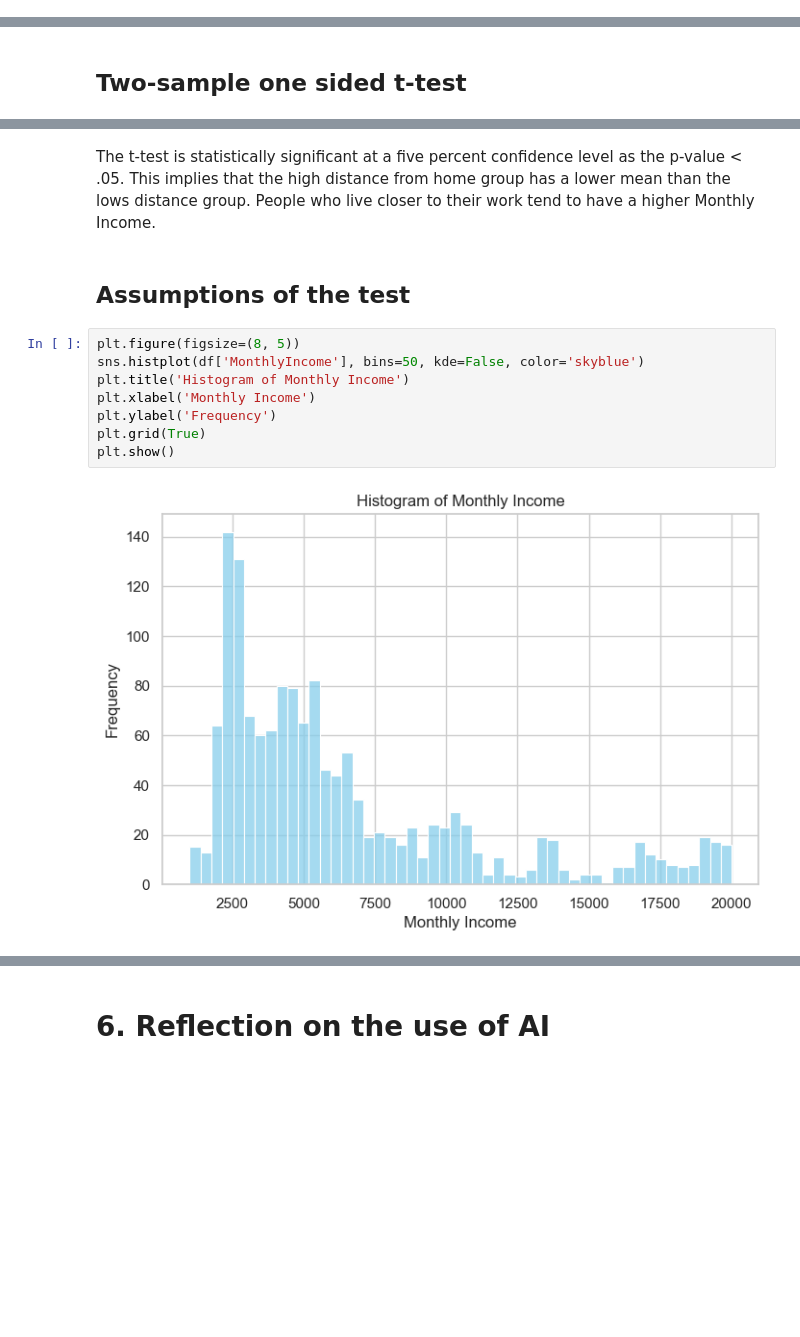
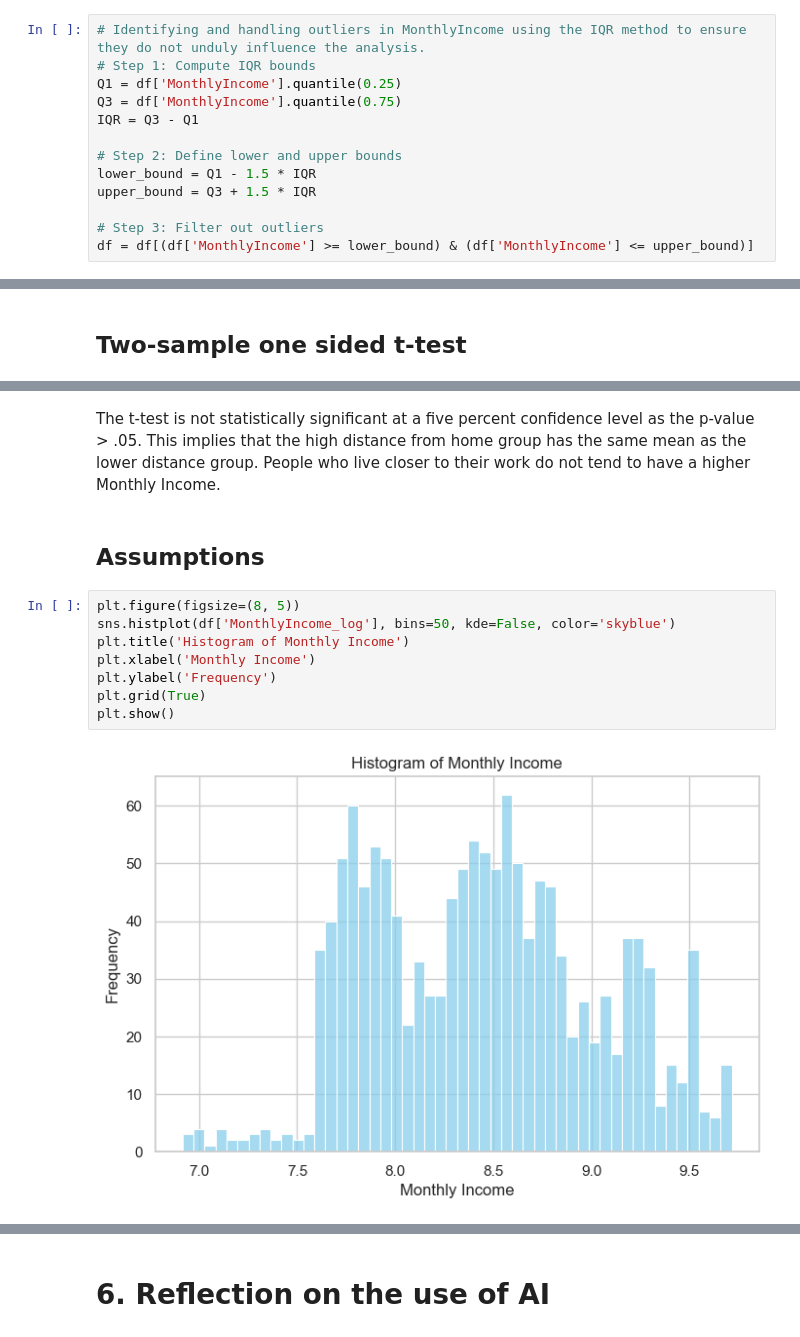
Before and after one commit to pepi151101/Research-Methods, a Jupyter notebook: Project 1.ipynb, the cells around one changed output, grey strips where cells are left out. Saved outputs shown, nothing was run; the diff lists cells and outputs as text; blank space fills up the shorter version.

```diff
--- a/Project 1.ipynb
+++ b/Project 1.ipynb
@@ -685,6 +709,19 @@ summary_table
 The following section uses linear regression to test the hypothesis H1: Controlling for age, gender, education, performance and role, travel frequency have a positive effect on income?
 
 Linear regression was chosen because it allows us to derive insights about travel frequency holding everything else equal. The dependent variable is continuous, therefore suited for linear regression. Linear regression estimated the magnitude and direction of a relationship of continuous and categorical variables. Using dummy encoding allows us to analyse complex scenarios with comparably low effort.
+# %%
+# Identifying and handling outliers in MonthlyIncome using the IQR method to ensure they do not unduly influence the analysis.
+# Step 1: Compute IQR bounds
+Q1 = df['MonthlyIncome'].quantile(0.25)
+Q3 = df['MonthlyIncome'].quantile(0.75)
+IQR = Q3 - Q1
+
+# Step 2: Define lower and upper bounds
+lower_bound = Q1 - 1.5 * IQR
+upper_bound = Q3 + 1.5 * IQR
+
+# Step 3: Filter out outliers
+df = df[(df['MonthlyIncome'] >= lower_bound) & (df['MonthlyIncome'] <= upper_bound)]
 # %%
 # Developing an ordinary least squares regression model to analyse the effect of travel freqeuency on monthly income. To create an identical object we controlled for for demographics, education, performance rating, and job role.
 model1 = smf.ols(formula= 'MonthlyIncome ~ JobRole + BusinessTravel + Age + Gender + Education + PerformanceRating', data=df)
@@ -1057,14 +1105,14 @@ p-value greater: 0.0473
 # %% [markdown]
-The t-test is statistically significant at a five percent confidence level as the p-value < .05. This implies that the high distance from home group has a lower mean than the lows distance group. People who live closer to their work tend to have a higher Monthly Income.
+The t-test is not statistically significant at a five percent confidence level as the p-value > .05. This implies that the high distance from home group has the same mean as the lower distance group. People who live closer to their work do not tend to have a higher Monthly Income.
 # %% [markdown]
-## Assumptions of the test
+## Assumptions
 # %%
 plt.figure(figsize=(8, 5))
-sns.histplot(df['MonthlyIncome'], bins=50, kde=False, color='skyblue')
+sns.histplot(df['MonthlyIncome_log'], bins=50, kde=False, color='skyblue')
 plt.title('Histogram of Monthly Income')
 plt.xlabel('Monthly Income')
 plt.ylabel('Frequency')
 plt.grid(True)
 plt.show()
 # %% [output]
-[figure, old version]
+[figure, new version]
```
Also changed, not shown: parts of 57 cells of this notebook.
